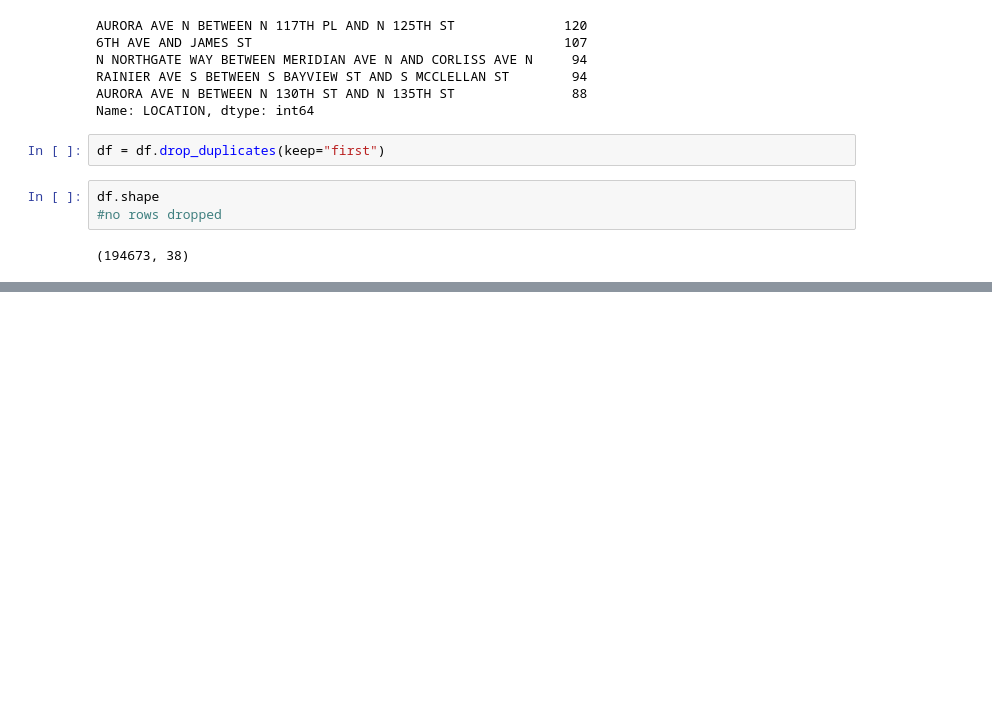
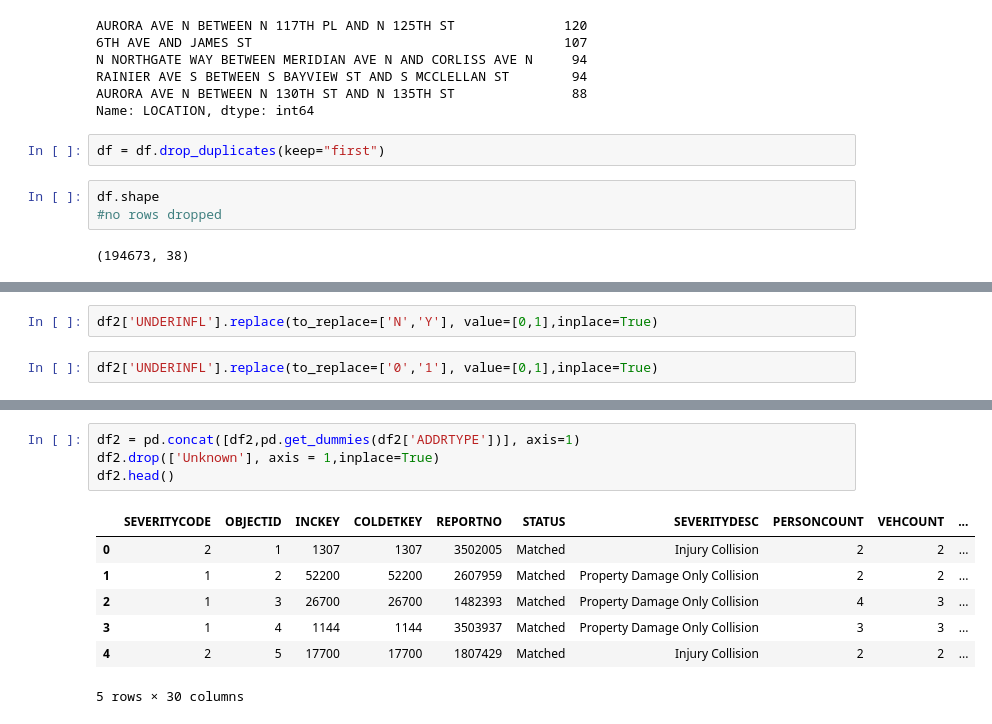
Before and after one commit to rdewolf127/IBM_DS_Capstone, a Jupyter notebook: Coursera_Capstone.ipynb, the cells around one changed output, grey strips where cells are left out. Saved outputs shown, nothing was run; the diff lists cells and outputs as text; blank space fills up the shorter version.

```diff
--- a/Coursera_Capstone.ipynb
+++ b/Coursera_Capstone.ipynb
@@ -181,0 +292,4 @@ Name: LIGHTCOND, dtype: int64
+# %%
+df2['UNDERINFL'].replace(to_replace=['N','Y'], value=[0,1],inplace=True)
+# %%
+df2['UNDERINFL'].replace(to_replace=['0','1'], value=[0,1],inplace=True)
@@ -181,0 +395,12 @@ Name: LIGHTCOND, dtype: int64
+# %%
+df2 = pd.concat([df2,pd.get_dummies(df2['ADDRTYPE'])], axis=1)
+df2.drop(['Unknown'], axis = 1,inplace=True)
+df2.head()
+# %% [output]
+|  | SEVERITYCODE | OBJECTID | INCKEY | COLDETKEY | REPORTNO | STATUS | SEVERITYDESC | PERSONCOUNT | VEHCOUNT | ... |
+| 0 | 2 | 1 | 1307 | 1307 | 3502005 | Matched | Injury Collision | 2 | 2 | ... |
+| 1 | 1 | 2 | 52200 | 52200 | 2607959 | Matched | Property Damage Only Collision | 2 | 2 | ... |
+| 2 | 1 | 3 | 26700 | 26700 | 1482393 | Matched | Property Damage Only Collision | 4 | 3 | ... |
+| 3 | 1 | 4 | 1144 | 1144 | 3503937 | Matched | Property Damage Only Collision | 3 | 3 | ... |
+| 4 | 2 | 5 | 17700 | 17700 | 1807429 | Matched | Injury Collision | 2 | 2 | ... |
+5 rows × 30 columns
```
Also changed, not shown: parts of 25 cells of this notebook.
